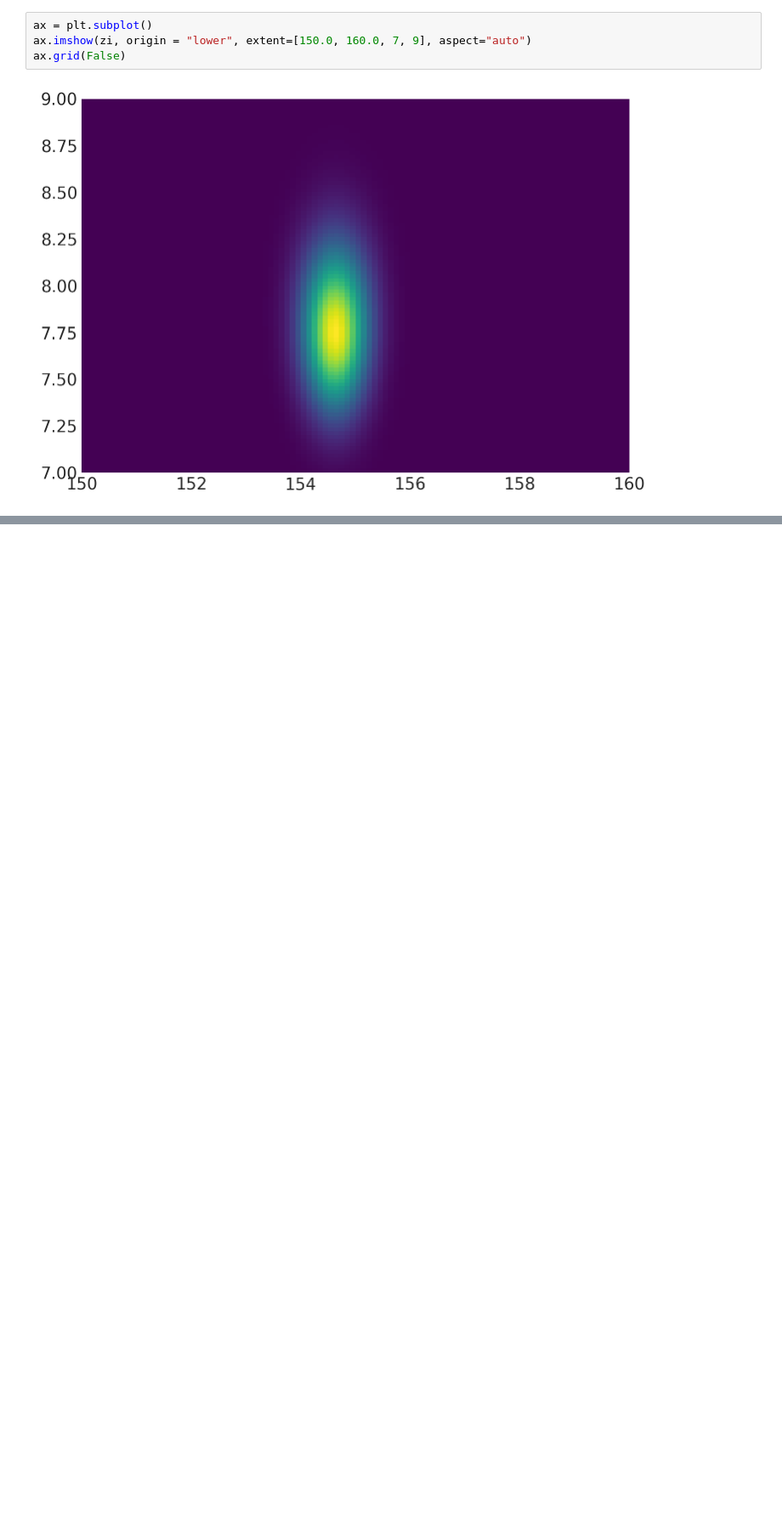
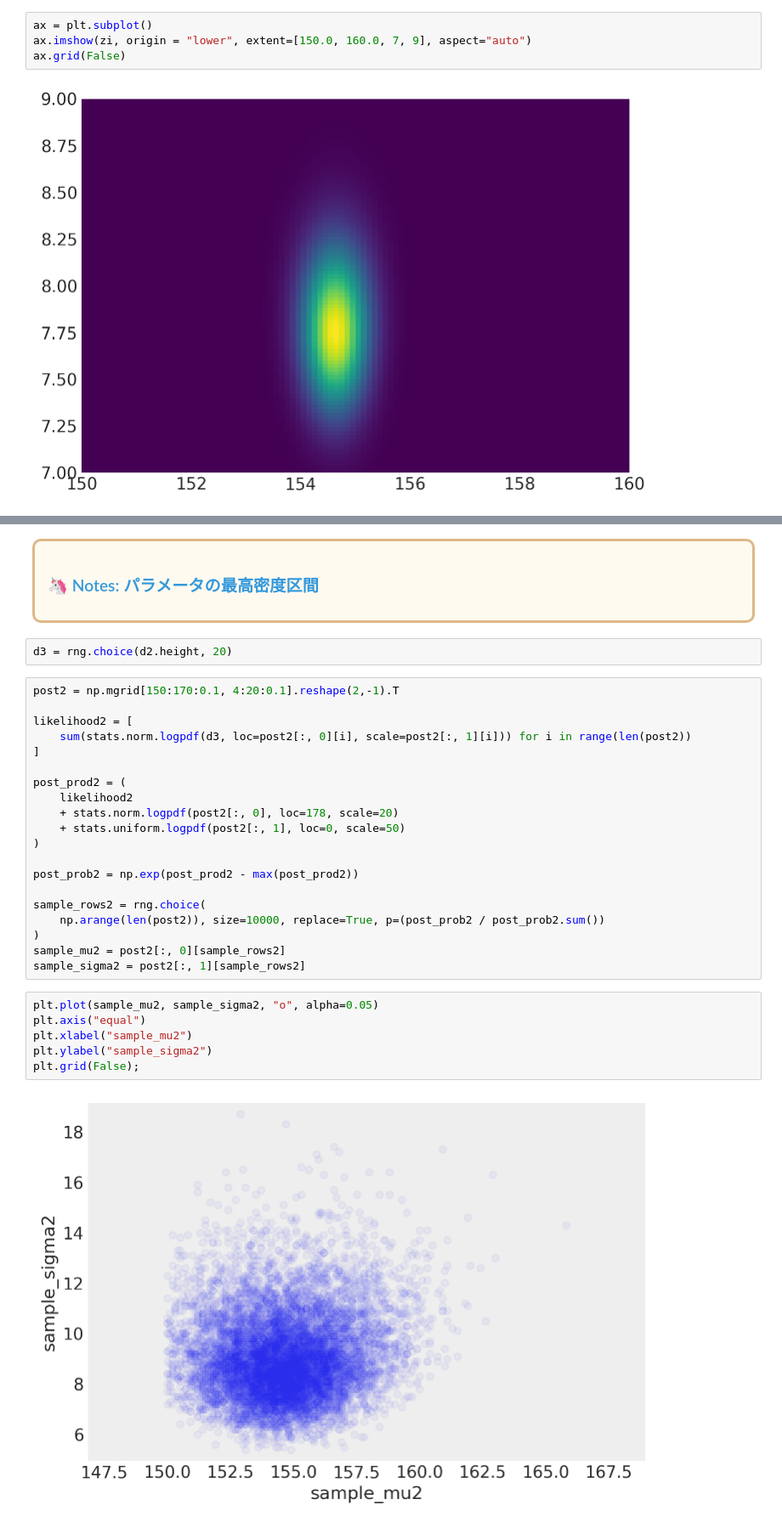
Before and after one commit to styuk/Bayes-Python, a Jupyter notebook: chapter4/chapter4.ipynb, the cells around one changed output, grey strips where cells are left out. Shown at 85% size. Cells and saved outputs as stored; diff of their text form; blank space fills up the shorter version.

```diff
--- a/chapter4/chapter4.ipynb
+++ b/chapter4/chapter4.ipynb
@@ -420,0 +480,33 @@ Text(0, 0.5, 'sample_sigma')
+# %% [markdown]
+<div style="border-radius: 10px; border: #DEB887 solid; padding: 15px; background-color: #FFFAF0; font-size: 100%; text-align: left">
+<h3 align="left"><font color='#3498DB'>🦄 Notes: パラメータの最高密度区間</font></h3>
+# %%
+d3 = rng.choice(d2.height, 20)
+# %%
+post2 = np.mgrid[150:170:0.1, 4:20:0.1].reshape(2,-1).T
+
+likelihood2 = [
+    sum(stats.norm.logpdf(d3, loc=post2[:, 0][i], scale=post2[:, 1][i])) for i in range(len(post2))
+]
+
+post_prod2 = (
+    likelihood2
+    + stats.norm.logpdf(post2[:, 0], loc=178, scale=20)
+    + stats.uniform.logpdf(post2[:, 1], loc=0, scale=50)
+)
+
+post_prob2 = np.exp(post_prod2 - max(post_prod2))
+
+sample_rows2 = rng.choice(
+    np.arange(len(post2)), size=10000, replace=True, p=(post_prob2 / post_prob2.sum())
+)
+sample_mu2 = post2[:, 0][sample_rows2]
+sample_sigma2 = post2[:, 1][sample_rows2]
+# %%
+plt.plot(sample_mu2, sample_sigma2, "o", alpha=0.05)
+plt.axis("equal")
+plt.xlabel("sample_mu2")
+plt.ylabel("sample_sigma2")
+plt.grid(False);
+# %% [output]
+[figure, added]
```
Also changed, not shown: parts of 25 cells of this notebook.
